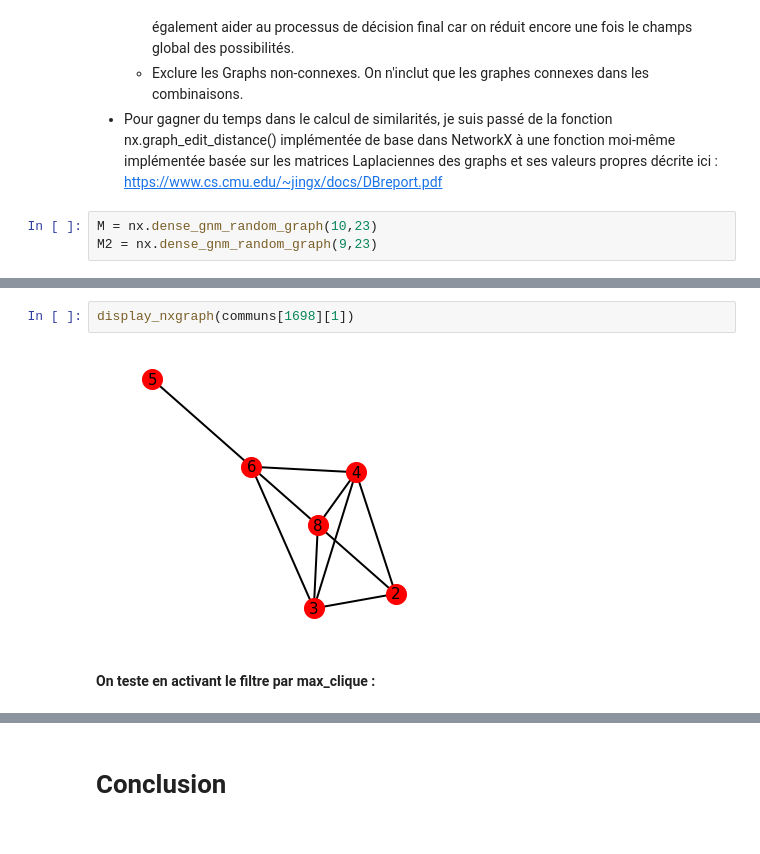
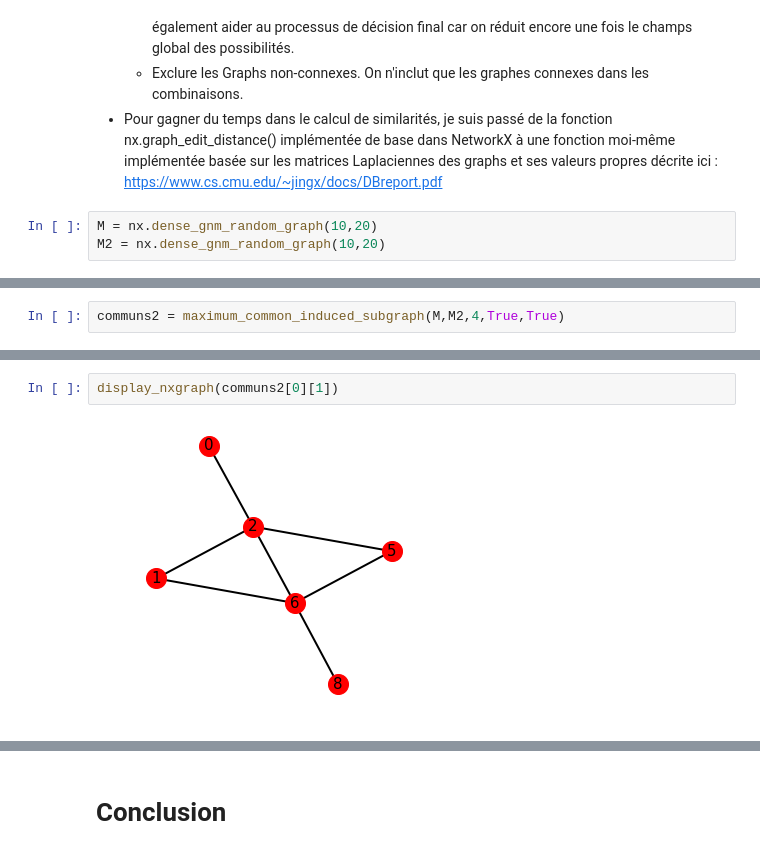
Before and after one commit to AleksMa/Python_Maximum_Common_Induced_Subgraph, a Jupyter notebook: demo.ipynb, the cells around one changed output, grey strips where cells are left out. Cells and saved outputs as stored; diff of their text form.

```diff
--- a/demo.ipynb
+++ b/demo.ipynb
@@ -108,8 +109,8 @@ Si l'on procède ainsi, rien que des graphs de 10 vertices va prendre beaucoup d
     * Exclure les Graphs non-connexes. On n'inclut que les graphes connexes dans les combinaisons.
 * Pour gagner du temps dans le calcul de similarités, je suis passé de la fonction nx.graph_edit_distance() implémentée de base dans NetworkX à une fonction moi-même implémentée basée sur les matrices Laplaciennes des graphs et ses valeurs propres décrite ici : https://www.cs.cmu.edu/~jingx/docs/DBreport.pdf
 # %%
-M = nx.dense_gnm_random_graph(10,23)
-M2 = nx.dense_gnm_random_graph(9,23)
+M = nx.dense_gnm_random_graph(10,20)
+M2 = nx.dense_gnm_random_graph(10,20)
 # %%
 display_nxgraph(M)
 # %% [output]
@@ -141,0 +145,2 @@ display_nxgraph(communs[1698][0])
+# %%
+communs2 = maximum_common_induced_subgraph(M,M2,4,True,True)
@@ -142,6 +165,4 @@ display_nxgraph(communs[1698][0])
 # %%
-display_nxgraph(communs[1698][1])
+display_nxgraph(communs2[0][1])
 # %% [output]
-[figure, old version]
+[figure, new version]
-# %% [markdown]
-**On teste en activant le filtre par max_clique :**
```
Also changed, not shown: parts of 11 cells of this notebook, 1 other file.
